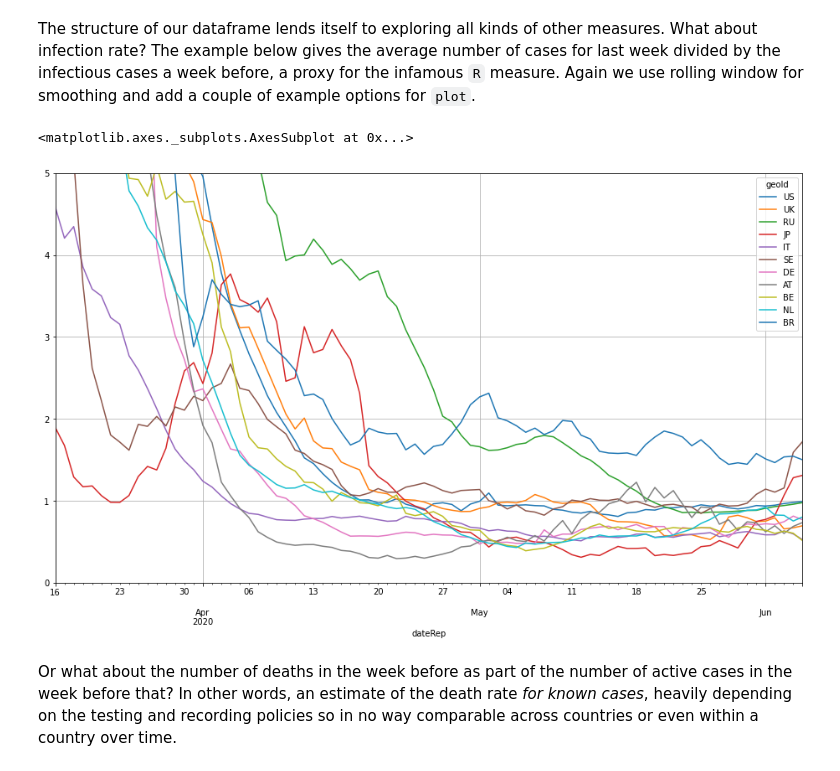
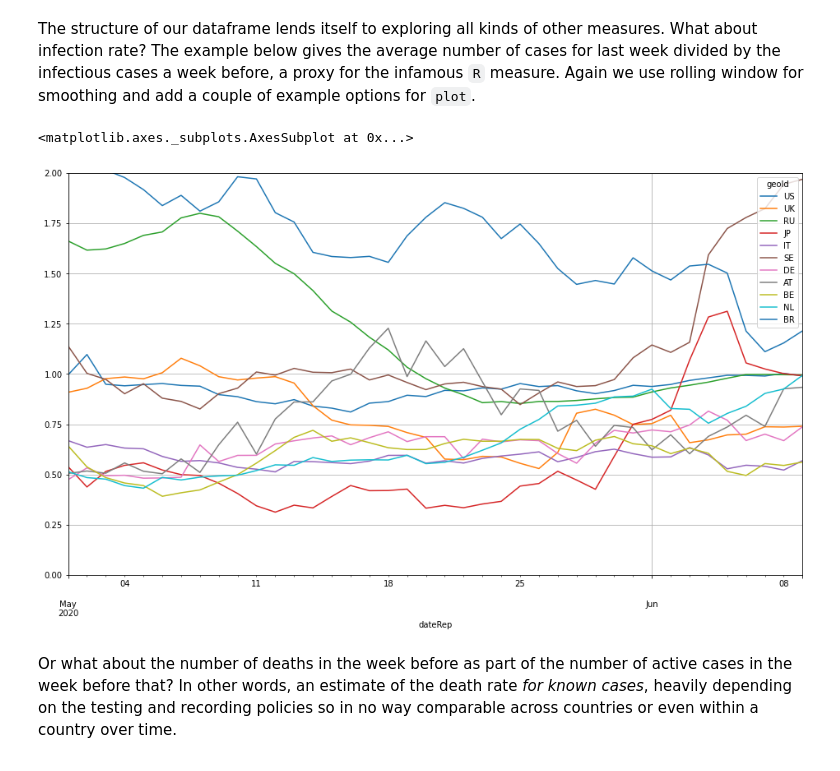
Before and after one commit to R3dje/COVID19, a Jupyter notebook: EUCDC.ipynb, the cells around one changed output. Saved outputs shown, nothing was run; the diff lists cells and outputs as text; code cells hidden in the pictures.

```diff
--- a/EUCDC.ipynb
+++ b/EUCDC.ipynb
@@ -263,12 +263,12 @@ The structure of our dataframe lends itself to exploring all kinds of other meas
 # %%
 countries = ['US', 'UK', 'RU', 'JP', 'IT', 'SE', 'DE', 'AT', 'BE', 'NL', 'BR']
 
 (df_geo.rolling(7).mean() / df_geo.shift(7).rolling(14).mean(
-    ))['cases'][countries].loc['20200316':].plot(
-    figsize=(16, 9), grid=True, ylim=(0, 5))
+    ))['cases'][countries].loc['20200501':].plot(
+    figsize=(16, 9), grid=True, ylim=(0, 2))
 # %% [output]
 <matplotlib.axes._subplots.AxesSubplot at 0x...>
-[figure, old version]
+[figure, new version]
 # %% [markdown]
 Or what about the number of deaths in the week before as part of the number of active cases in the week before that? In other words, an estimate of the death rate *for known cases*, heavily depending on the testing and recording policies so in no way comparable across countries or even within a country over time.
 # %%
```
Also changed, not shown: parts of 27 cells of this notebook, 7 other files.
